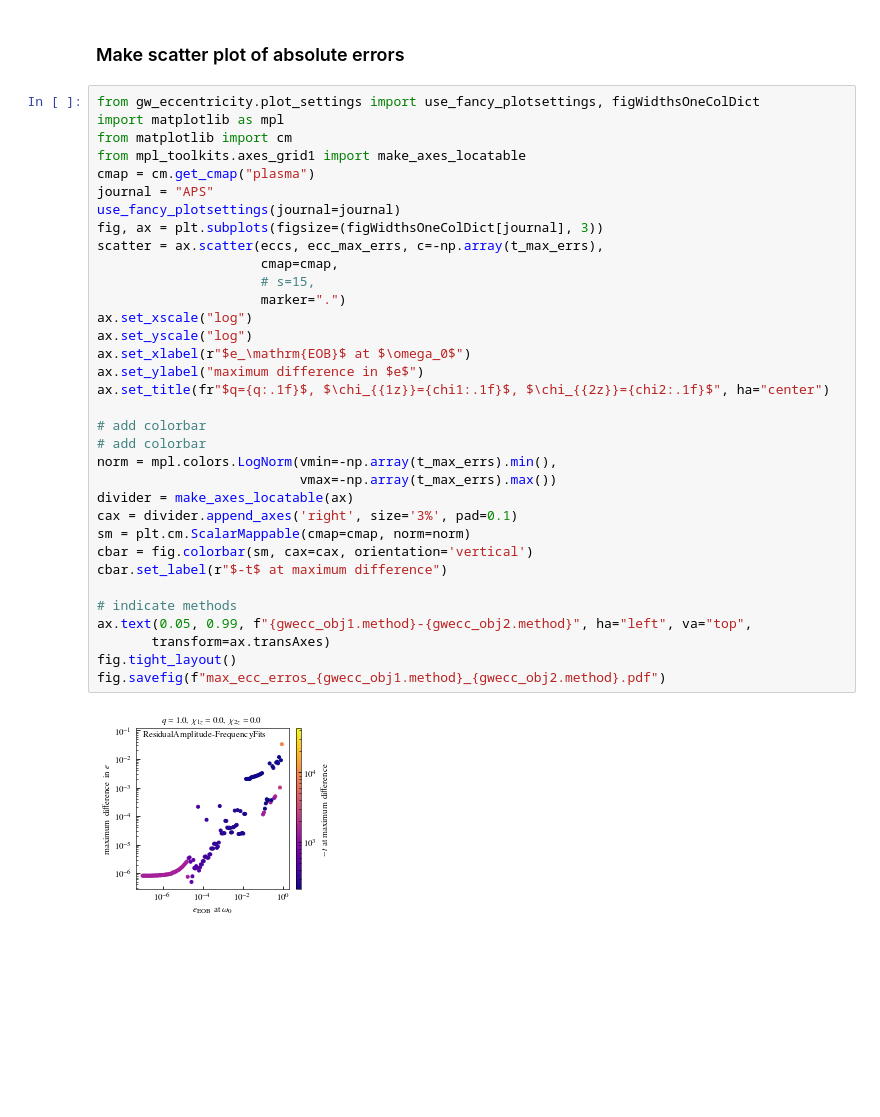
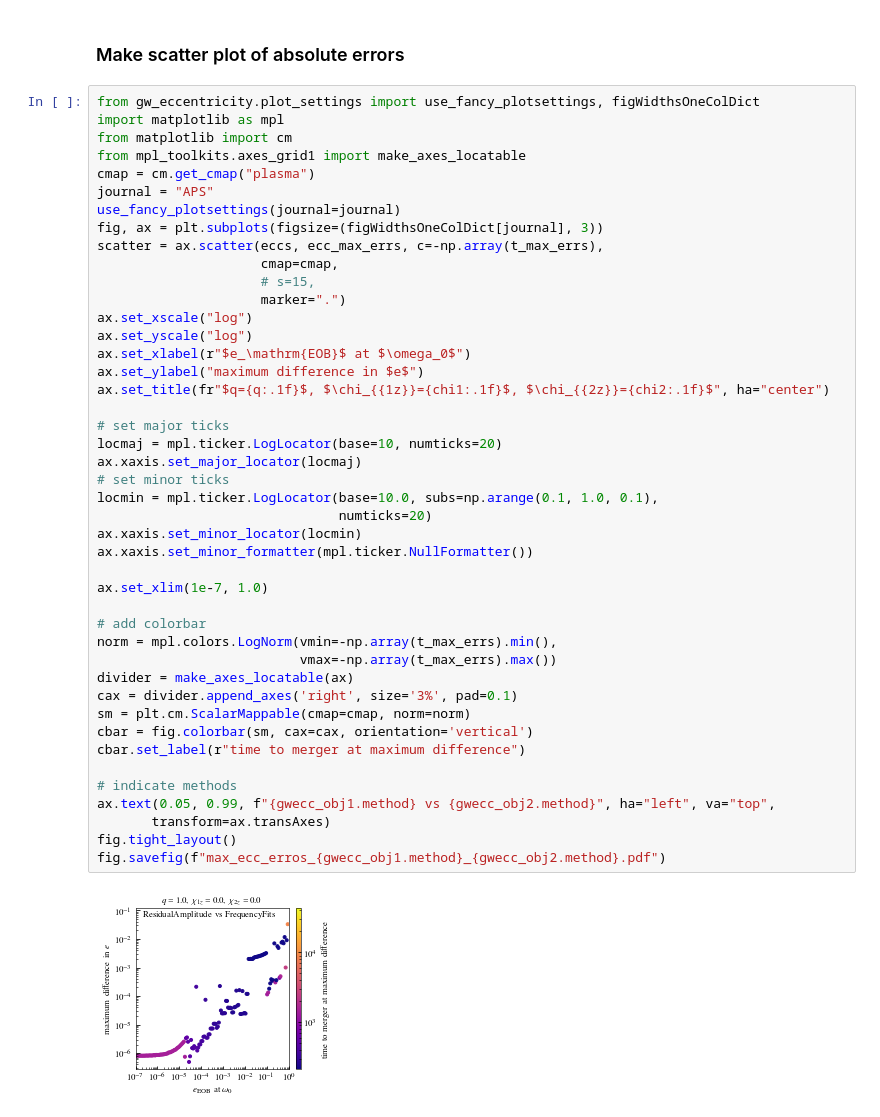
Before and after one commit to vijayvarma392/gw_eccentricity, a Jupyter notebook: notebook/compare_methods.ipynb, the cells around one changed output. Cells and saved outputs as stored; diff of their text form; blank space fills up the shorter version.

```diff
--- a/notebook/compare_methods.ipynb
+++ b/notebook/compare_methods.ipynb
@@ -91,34 +91,44 @@ from gw_eccentricity.plot_settings import use_fancy_plotsettings, figWidthsOneCo
 import matplotlib as mpl
 from matplotlib import cm
 from mpl_toolkits.axes_grid1 import make_axes_locatable
 cmap = cm.get_cmap("plasma")
 journal = "APS"
 use_fancy_plotsettings(journal=journal)
 fig, ax = plt.subplots(figsize=(figWidthsOneColDict[journal], 3))
 scatter = ax.scatter(eccs, ecc_max_errs, c=-np.array(t_max_errs),
                      cmap=cmap,
                      # s=15,
                      marker=".")
 ax.set_xscale("log")
 ax.set_yscale("log")
 ax.set_xlabel(r"$e_\mathrm{EOB}$ at $\omega_0$")
 ax.set_ylabel("maximum difference in $e$")
 ax.set_title(fr"$q={q:.1f}$, $\chi_{{1z}}={chi1:.1f}$, $\chi_{{2z}}={chi2:.1f}$", ha="center")
 
-# add colorbar
+# set major ticks
+locmaj = mpl.ticker.LogLocator(base=10, numticks=20)
+ax.xaxis.set_major_locator(locmaj)
+# set minor ticks
+locmin = mpl.ticker.LogLocator(base=10.0, subs=np.arange(0.1, 1.0, 0.1),
+                               numticks=20)
+ax.xaxis.set_minor_locator(locmin)
+ax.xaxis.set_minor_formatter(mpl.ticker.NullFormatter())
+
+ax.set_xlim(1e-7, 1.0)
+
 # add colorbar
 norm = mpl.colors.LogNorm(vmin=-np.array(t_max_errs).min(),
                           vmax=-np.array(t_max_errs).max())
 divider = make_axes_locatable(ax)
 cax = divider.append_axes('right', size='3%', pad=0.1)
 sm = plt.cm.ScalarMappable(cmap=cmap, norm=norm)
 cbar = fig.colorbar(sm, cax=cax, orientation='vertical')
-cbar.set_label(r"$-t$ at maximum difference")
+cbar.set_label(r"time to merger at maximum difference")
 
 # indicate methods
-ax.text(0.05, 0.99, f"{gwecc_obj1.method}-{gwecc_obj2.method}", ha="left", va="top",
+ax.text(0.05, 0.99, f"{gwecc_obj1.method} vs {gwecc_obj2.method}", ha="left", va="top",
        transform=ax.transAxes)
 fig.tight_layout()
 fig.savefig(f"max_ecc_erros_{gwecc_obj1.method}_{gwecc_obj2.method}.pdf")
 # %% [output]
-[figure, old version]
+[figure, new version]
```
Also changed, not shown: parts of 2 cells of this notebook, 1 other file.
